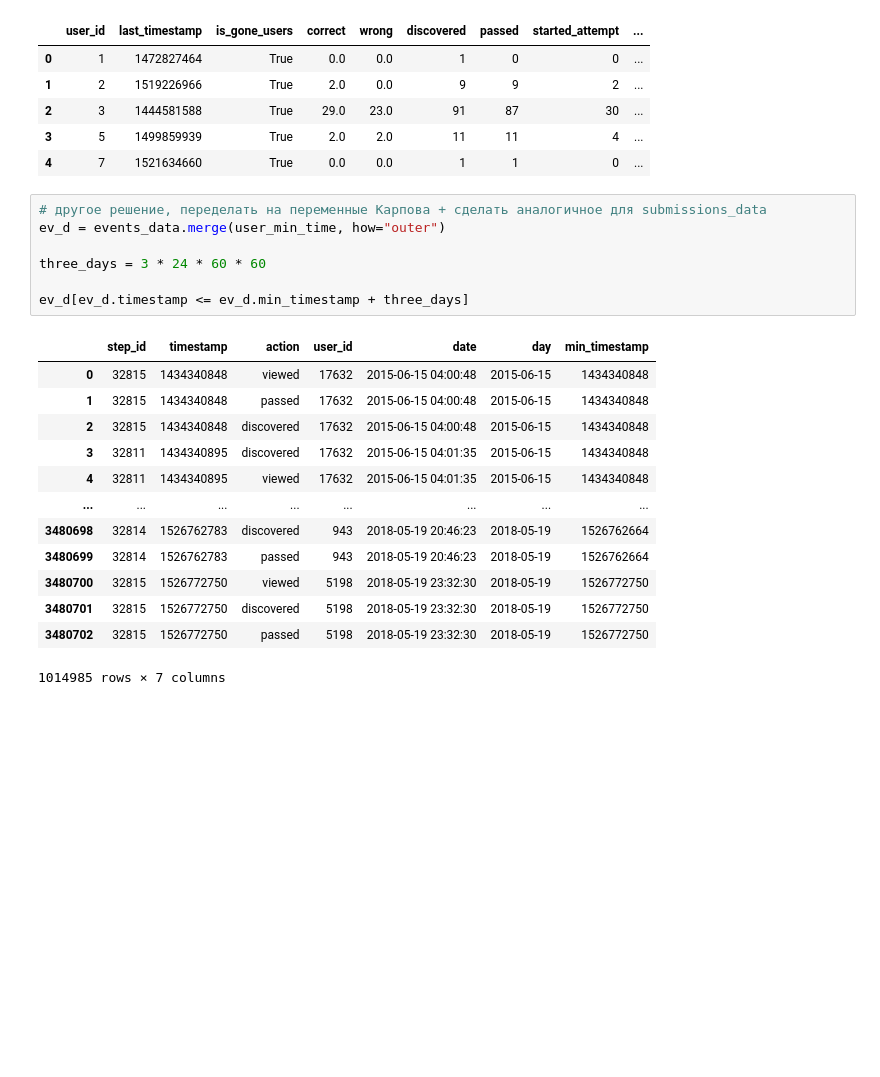
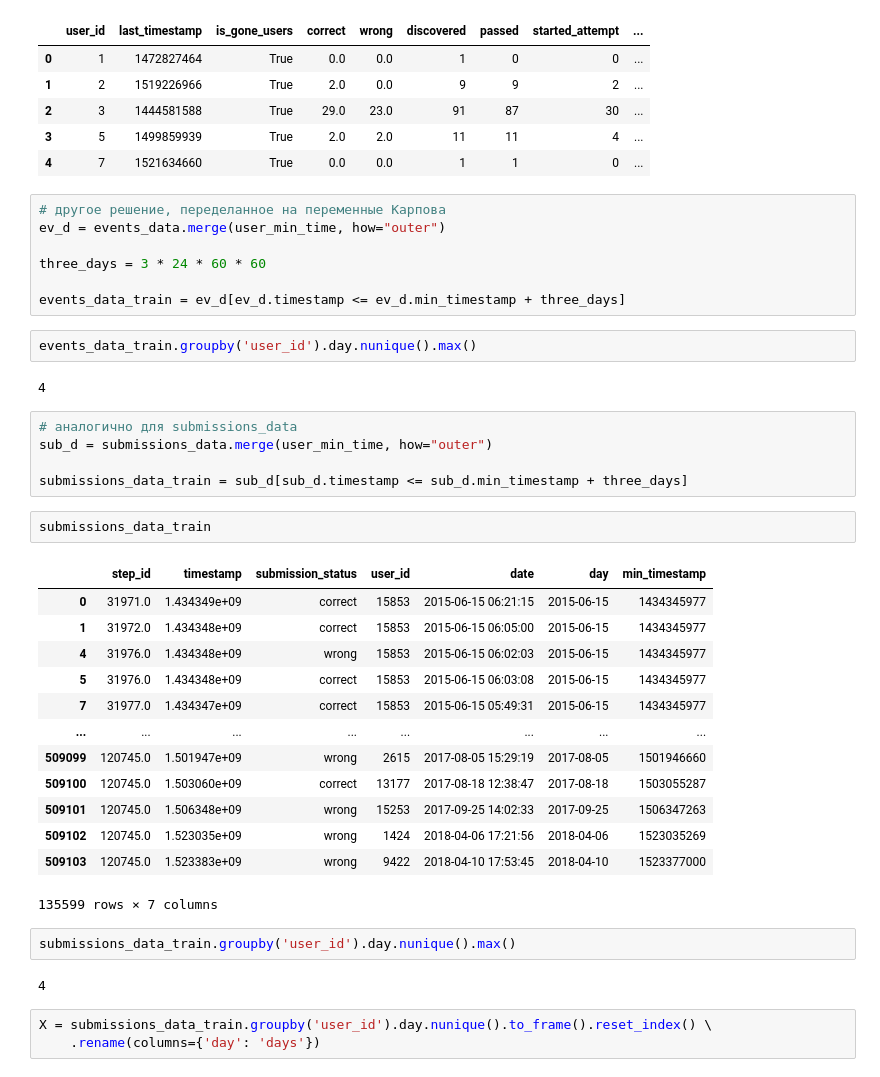
Before and after one commit to raent1/N_C_Projects, a Jupyter notebook: stepik_ml_contest/stepik_ml_project.ipynb, the cells around one changed output. Cells and saved outputs as stored; diff of their text form; blank space fills up the shorter version.

```diff
--- a/stepik_ml_contest/stepik_ml_project.ipynb
+++ b/stepik_ml_contest/stepik_ml_project.ipynb
@@ -503,23 +503,41 @@ users_data.head()
 | 3 | 5 | 1499859939 | True | 2.0 | 2.0 | 11 | 11 | 4 | ... |
 | 4 | 7 | 1521634660 | True | 0.0 | 0.0 | 1 | 1 | 0 | ... |
 # %%
-# другое решение, переделать на переменные Карпова + сделать аналогичное для submissions_data
+# другое решение, переделанное на переменные Карпова
 ev_d = events_data.merge(user_min_time, how="outer")
 
 three_days = 3 * 24 * 60 * 60
 
-ev_d[ev_d.timestamp <= ev_d.min_timestamp + three_days]
+events_data_train = ev_d[ev_d.timestamp <= ev_d.min_timestamp + three_days]
-# %% [output]
-|  | step_id | timestamp | action | user_id | date | day | min_timestamp |
-| 0 | 32815 | 1434340848 | viewed | 17632 | 2015-06-15 04:00:48 | 2015-06-15 | 1434340848 |
-| 1 | 32815 | 1434340848 | passed | 17632 | 2015-06-15 04:00:48 | 2015-06-15 | 1434340848 |
-| 2 | 32815 | 1434340848 | discovered | 17632 | 2015-06-15 04:00:48 | 2015-06-15 | 1434340848 |
-| 3 | 32811 | 1434340895 | discovered | 17632 | 2015-06-15 04:01:35 | 2015-06-15 | 1434340848 |
-| 4 | 32811 | 1434340895 | viewed | 17632 | 2015-06-15 04:01:35 | 2015-06-15 | 1434340848 |
-| ... | ... | ... | ... | ... | ... | ... | ... |
-| 3480698 | 32814 | 1526762783 | discovered | 943 | 2018-05-19 20:46:23 | 2018-05-19 | 1526762664 |
-| 3480699 | 32814 | 1526762783 | passed | 943 | 2018-05-19 20:46:23 | 2018-05-19 | 1526762664 |
-| 3480700 | 32815 | 1526772750 | viewed | 5198 | 2018-05-19 23:32:30 | 2018-05-19 | 1526772750 |
-| 3480701 | 32815 | 1526772750 | discovered | 5198 | 2018-05-19 23:32:30 | 2018-05-19 | 1526772750 |
-| 3480702 | 32815 | 1526772750 | passed | 5198 | 2018-05-19 23:32:30 | 2018-05-19 | 1526772750 |
-1014985 rows × 7 columns
+# %%
+events_data_train.groupby('user_id').day.nunique().max()
+# %% [output]
+4
+# %%
+# аналогично для submissions_data
+sub_d = submissions_data.merge(user_min_time, how="outer")
+
+submissions_data_train = sub_d[sub_d.timestamp <= sub_d.min_timestamp + three_days]
+# %%
+submissions_data_train
+# %% [output]
+|  | step_id | timestamp | submission_status | user_id | date | day | min_timestamp |
+| 0 | 31971.0 | 1.434349e+09 | correct | 15853 | 2015-06-15 06:21:15 | 2015-06-15 | 1434345977 |
+| 1 | 31972.0 | 1.434348e+09 | correct | 15853 | 2015-06-15 06:05:00 | 2015-06-15 | 1434345977 |
+| 4 | 31976.0 | 1.434348e+09 | wrong | 15853 | 2015-06-15 06:02:03 | 2015-06-15 | 1434345977 |
+| 5 | 31976.0 | 1.434348e+09 | correct | 15853 | 2015-06-15 06:03:08 | 2015-06-15 | 1434345977 |
+| 7 | 31977.0 | 1.434347e+09 | correct | 15853 | 2015-06-15 05:49:31 | 2015-06-15 | 1434345977 |
+| ... | ... | ... | ... | ... | ... | ... | ... |
+| 509099 | 120745.0 | 1.501947e+09 | wrong | 2615 | 2017-08-05 15:29:19 | 2017-08-05 | 1501946660 |
+| 509100 | 120745.0 | 1.503060e+09 | correct | 13177 | 2017-08-18 12:38:47 | 2017-08-18 | 1503055287 |
+| 509101 | 120745.0 | 1.506348e+09 | wrong | 15253 | 2017-09-25 14:02:33 | 2017-09-25 | 1506347263 |
+| 509102 | 120745.0 | 1.523035e+09 | wrong | 1424 | 2018-04-06 17:21:56 | 2018-04-06 | 1523035269 |
+| 509103 | 120745.0 | 1.523383e+09 | wrong | 9422 | 2018-04-10 17:53:45 | 2018-04-10 | 1523377000 |
+135599 rows × 7 columns
+# %%
+submissions_data_train.groupby('user_id').day.nunique().max()
+# %% [output]
+4
+# %%
+X = submissions_data_train.groupby('user_id').day.nunique().to_frame().reset_index() \
+    .rename(columns={'day': 'days'})
```
Also changed, not shown: parts of 9 cells of this notebook.
